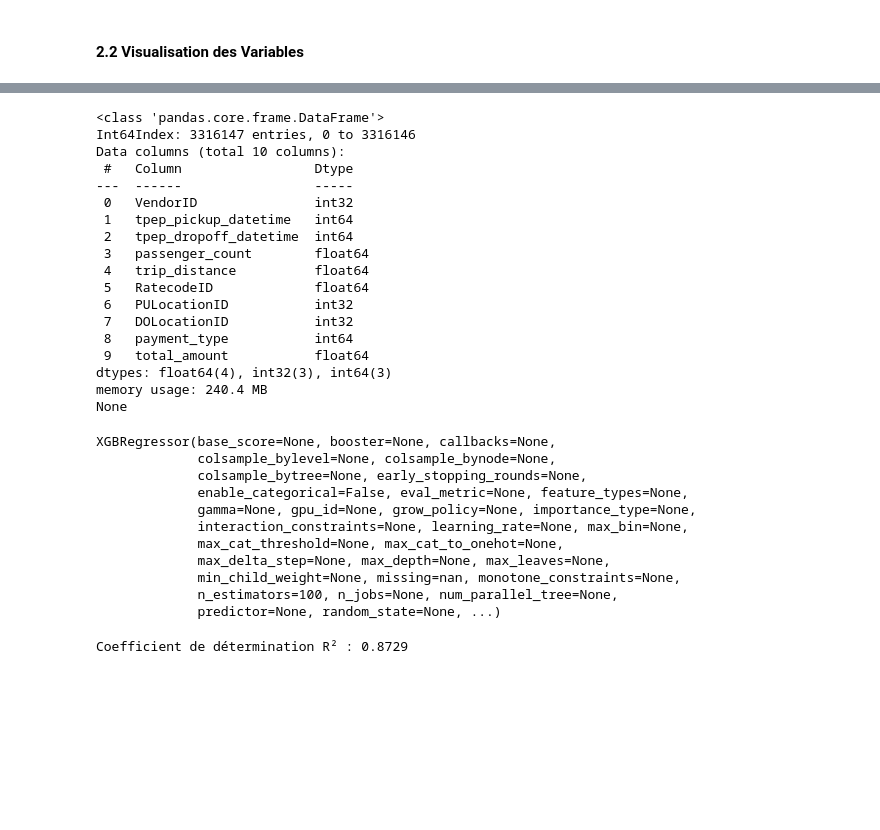
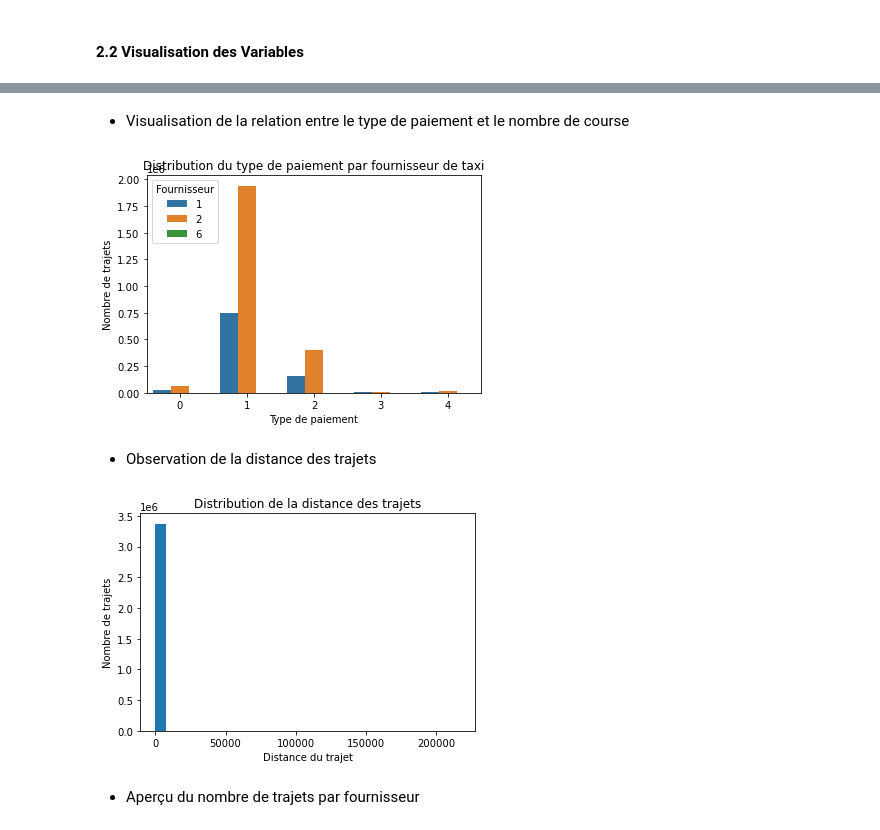
Before and after one commit to PantsuAsmita/ProjetTaxi, a Jupyter notebook: Projet Taxi.ipynb, the cells around one changed output, grey strips where cells are left out. Cells and saved outputs as stored; diff of their text form; code cells hidden in the pictures; blank space fills up the shorter version.

```diff
--- a/Projet Taxi.ipynb
+++ b/Projet Taxi.ipynb
@@ -211,35 +173,0 @@ xgb_model = xgb.XGBRegressor()
-# %%
-print(trips.info())
-# %% [output]
-<class 'pandas.core.frame.DataFrame'>
-Int64Index: 3316147 entries, 0 to 3316146
-Data columns (total 10 columns):
- #   Column                 Dtype
----  ------                 -----
- 0   VendorID               int32
- 1   tpep_pickup_datetime   int64
- 2   tpep_dropoff_datetime  int64
- 3   passenger_count        float64
- 4   trip_distance          float64
- 5   RatecodeID             float64
- 6   PULocationID           int32
- 7   DOLocationID           int32
- 8   payment_type           int64
- 9   total_amount           float64
-dtypes: float64(4), int32(3), int64(3)
-memory usage: 240.4 MB
-None
-# %%
-xgb_model.fit(X_train, y_train)
-# %% [output]
-XGBRegressor(base_score=None, booster=None, callbacks=None,
-             colsample_bylevel=None, colsample_bynode=None,
-             colsample_bytree=None, early_stopping_rounds=None,
-             enable_categorical=False, eval_metric=None, feature_types=None,
-             gamma=None, gpu_id=None, grow_policy=None, importance_type=None,
-             interaction_constraints=None, learning_rate=None, max_bin=None,
-             max_cat_threshold=None, max_cat_to_onehot=None,
-             max_delta_step=None, max_depth=None, max_leaves=None,
-             min_child_weight=None, missing=nan, monotone_constraints=None,
-             n_estimators=100, n_jobs=None, num_parallel_tree=None,
-             predictor=None, random_state=None, ...)
@@ -249,10 +174,23 @@ y_pred = xgb_model.predict(X_test)
-# %%
-from sklearn.metrics import r2_score
-
-# Calculer le coefficient de détermination R²
-r2 = r2_score(y_test, y_pred)
-
-# Afficher le coefficient de détermination R²
-print("Coefficient de détermination R² : {:.4f}".format(r2))
-# %% [output]
-Coefficient de détermination R² : 0.8729
+# %% [markdown]
+- Visualisation de la relation entre le type de paiement et le nombre de course
+# %%
+sns.countplot(x='payment_type', hue='VendorID', data=trips)
+plt.xlabel("Type de paiement")
+plt.ylabel("Nombre de trajets")
+plt.title("Distribution du type de paiement par fournisseur de taxi")
+plt.legend(title="Fournisseur")
+plt.show()
+# %% [output]
+[figure, added]
+# %% [markdown]
+- Observation de la distance des trajets
+# %%
+plt.hist(trips['trip_distance'], bins=30)
+plt.xlabel('Distance du trajet')
+plt.ylabel('Nombre de trajets')
+plt.title('Distribution de la distance des trajets')
+plt.show()
+# %% [output]
+[figure, added]
+# %% [markdown]
+- Aperçu du nombre de trajets par fournisseur
```
Also changed, not shown: parts of 72 cells of this notebook.
